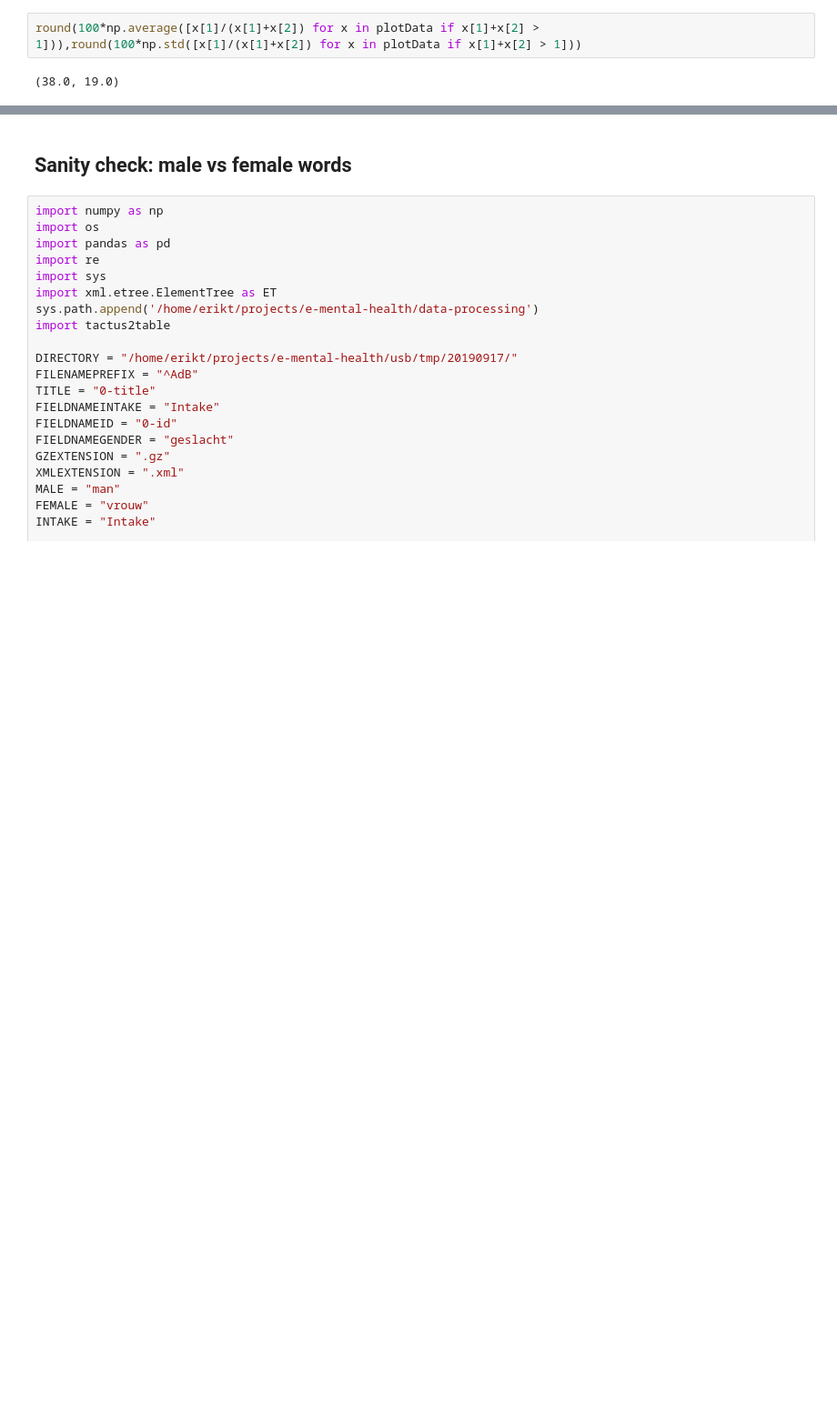
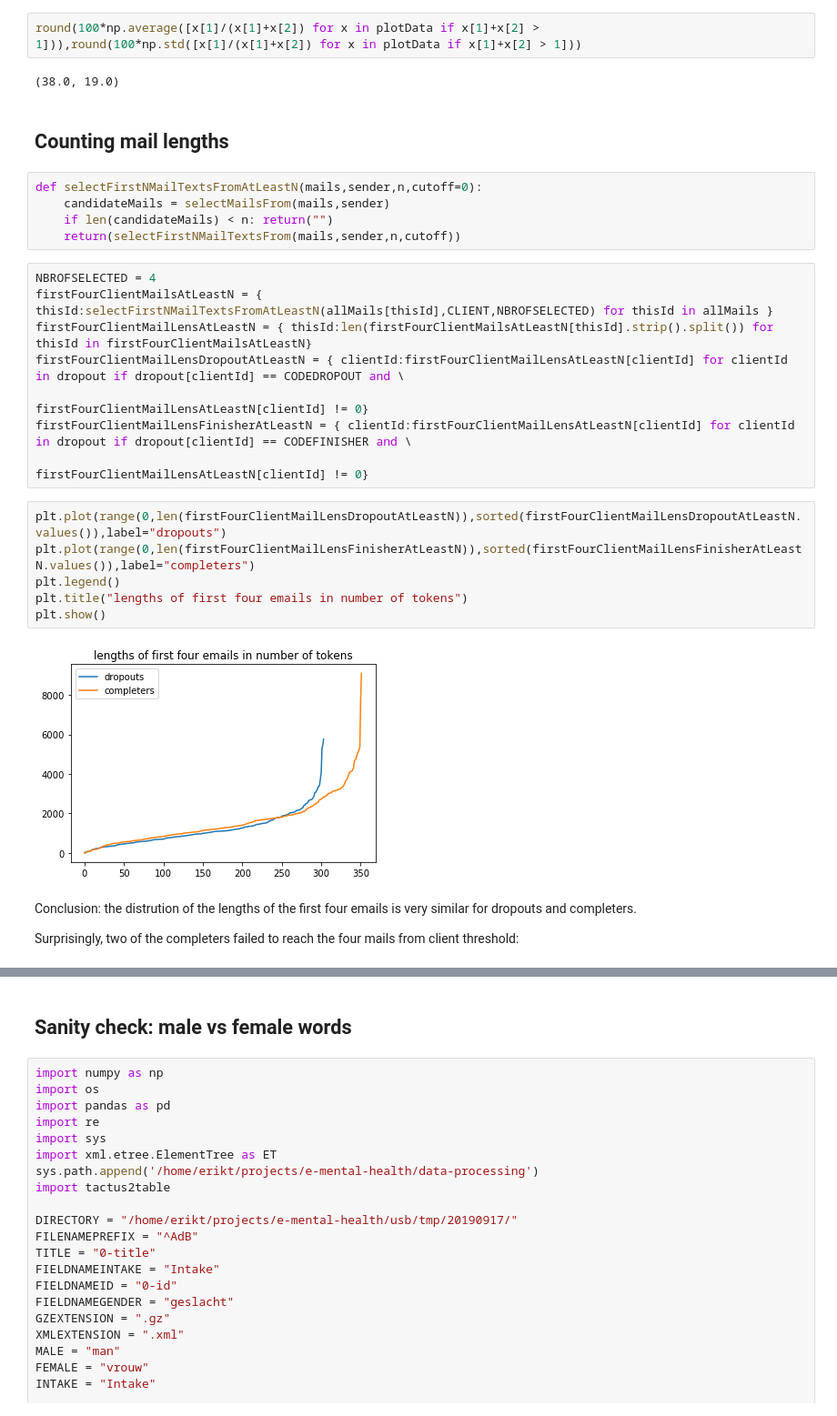
Before and after one commit to e-mental-health/orange-hackathon, a Jupyter notebook: orangehackathon/jupyter/tscore.ipynb, the cells around one changed output, grey strips where cells are left out. Shown at 91% size. Cells and saved outputs as stored; diff of their text form; blank space fills up the shorter version.

Commit message:
assessing mail lengths

```diff
--- a/orangehackathon/jupyter/tscore.ipynb
+++ b/orangehackathon/jupyter/tscore.ipynb
@@ -746,3 +747,30 @@ round(100*np.average([x[1]/(x[1]+x[2]) for x in plotData])),round(100*np.std([x[
 round(100*np.average([x[1]/(x[1]+x[2]) for x in plotData if x[1]+x[2] > 1])),round(100*np.std([x[1]/(x[1]+x[2]) for x in plotData if x[1]+x[2] > 1]))
 # %% [output]
 (38.0, 19.0)
+# %% [markdown]
+## Counting mail lengths
+# %%
+def selectFirstNMailTextsFromAtLeastN(mails,sender,n,cutoff=0):
+    candidateMails = selectMailsFrom(mails,sender)
+    if len(candidateMails) < n: return("")
+    return(selectFirstNMailTextsFrom(mails,sender,n,cutoff))
+# %%
+NBROFSELECTED = 4
+firstFourClientMailsAtLeastN = { thisId:selectFirstNMailTextsFromAtLeastN(allMails[thisId],CLIENT,NBROFSELECTED) for thisId in allMails }
+firstFourClientMailLensAtLeastN = { thisId:len(firstFourClientMailsAtLeastN[thisId].strip().split()) for thisId in firstFourClientMailsAtLeastN}
+firstFourClientMailLensDropoutAtLeastN = { clientId:firstFourClientMailLensAtLeastN[clientId] for clientId in dropout if dropout[clientId] == CODEDROPOUT and \
+                                                                                                          firstFourClientMailLensAtLeastN[clientId] != 0}
+firstFourClientMailLensFinisherAtLeastN = { clientId:firstFourClientMailLensAtLeastN[clientId] for clientId in dropout if dropout[clientId] == CODEFINISHER and \
+                                                                                                           firstFourClientMailLensAtLeastN[clientId] != 0}
+# %%
+plt.plot(range(0,len(firstFourClientMailLensDropoutAtLeastN)),sorted(firstFourClientMailLensDropoutAtLeastN.values()),label="dropouts")
+plt.plot(range(0,len(firstFourClientMailLensFinisherAtLeastN)),sorted(firstFourClientMailLensFinisherAtLeastN.values()),label="completers")
+plt.legend()
+plt.title("lengths of first four emails in number of tokens")
+plt.show()
+# %% [output]
+[figure, added]
+# %% [markdown]
+Conclusion: the distrution of the lengths of the first four emails is very similar for dropouts and completers.
+
+Surprisingly, two of the completers failed to reach the four mails from client threshold:
```
Also changed, not shown: parts of 11 cells of this notebook.
